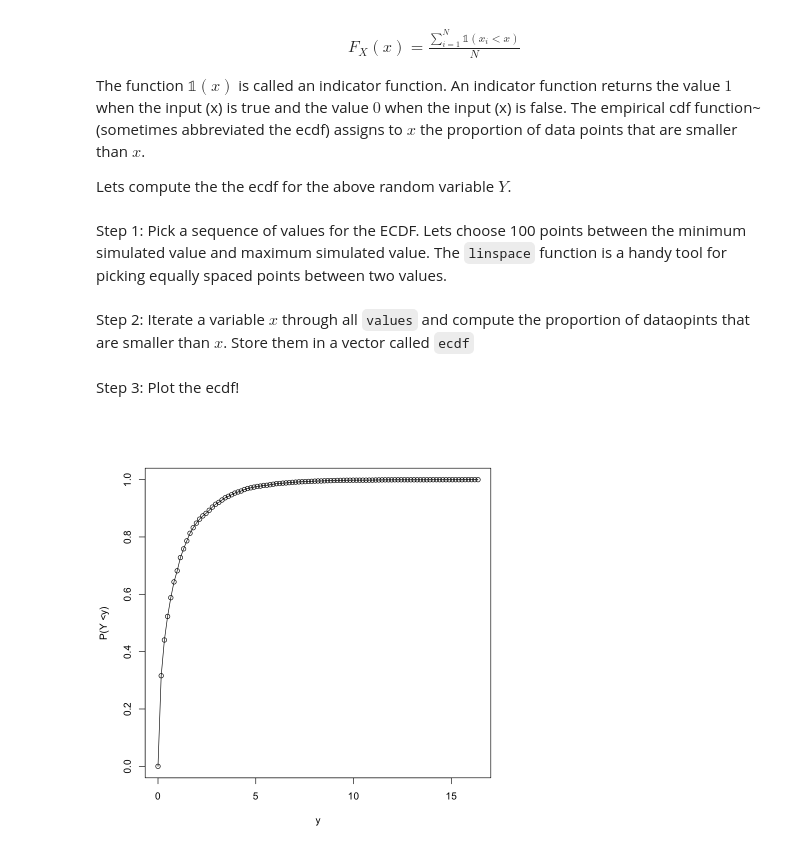
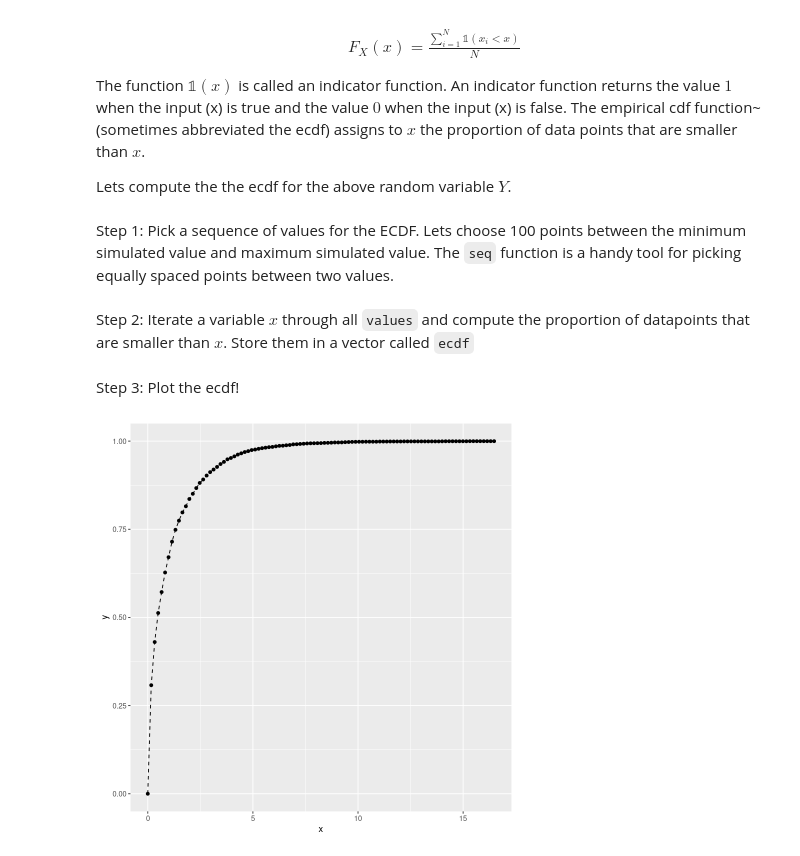
Before and after one commit to computationalUncertaintyLab/2022S_PHDS1, a Jupyter notebook: Lab08/Lab08.ipynb, the cells around one changed output. Saved outputs shown, nothing was run; the diff lists cells and outputs as text; code cells hidden in the pictures.

```diff
--- a/Lab08/Lab08.ipynb
+++ b/Lab08/Lab08.ipynb
@@ -154,14 +154,14 @@ The empirical cdf function~(sometimes abbreviated the ecdf) assigns to $x$ the p
 
 Lets compute the the ecdf for the above random variable $Y$.
 # %% [markdown]
-Step 1: Pick a sequence of values for the ECDF. Lets choose 100 points between the minimum simulated value and maximum simulated value. The ``linspace`` function is a handy tool for picking equally spaced points between two values.
+Step 1: Pick a sequence of values for the ECDF. Lets choose 100 points between the minimum simulated value and maximum simulated value. The ``seq`` function is a handy tool for picking equally spaced points between two values.
 # %%
 min_value = min(Y)
 max_value = max(Y)
 
 values = seq(min_value, max_value, (max_value-min_value)/100)
 # %% [markdown]
-Step 2: Iterate a variable $x$ through all ``values`` and compute the proportion of dataopints that are smaller than $x$. Store them in a vector called ``ecdf``
+Step 2: Iterate a variable $x$ through all ``values`` and compute the proportion of datapoints that are smaller than $x$. Store them in a vector called ``ecdf``
 # %%
 ecdf = c()
 
@@ -172,10 +172,18 @@ for (x in values){
 # %% [markdown]
 Step 3: Plot the ecdf!
 # %%
-plot(values, ecdf, xlab = "y", ylab = "P(Y <y)")
-lines(values, ecdf)
+library(ggplot2)
+
+d = data.frame(x = values, y = ecdf)
+
+ggplot(data = d, aes(x = x, y = y)) +
+geom_point() +
+geom_line(linetype = 'dashed')
+
+#plot(values, ecdf, xlab = "y", ylab = "P(Y <y)")
+#lines(values, ecdf)
 # %% [output]
-[figure, old version]
+[figure, new version]
 # %% [markdown]
 ### TL;DR
 #### Inverse CDF sampling: one method to simulate a random variable
```
Also changed, not shown: parts of 12 cells of this notebook.
